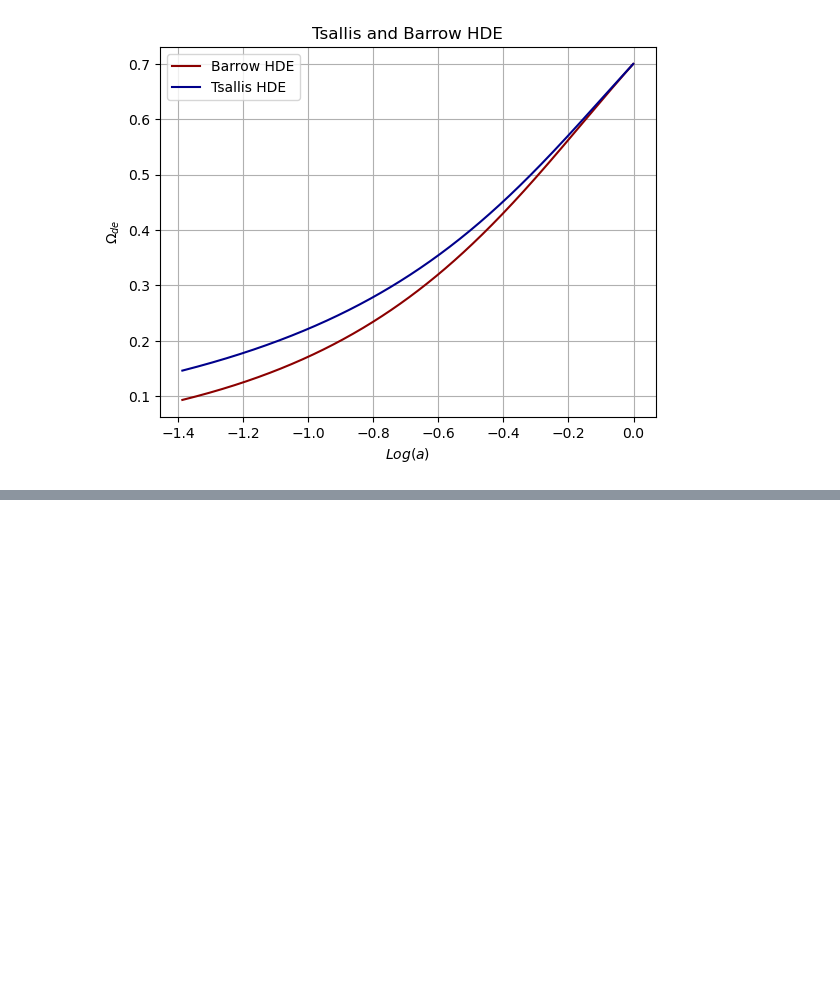
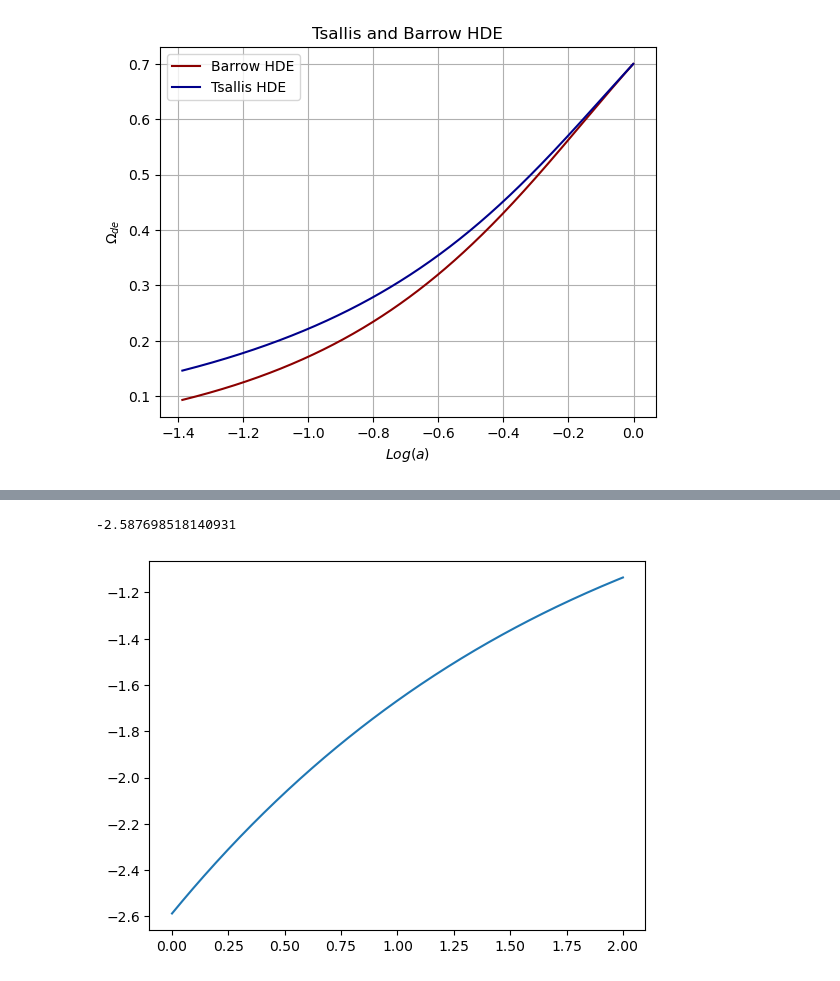
Before and after one commit to xlxnsxzpxtx/HolographicDE, a Jupyter notebook: Notebooks/holographics_models.ipynb, the cells around one changed output, grey strips where cells are left out. Cells and saved outputs as stored; diff of their text form; code cells hidden in the pictures; blank space fills up the shorter version.

```diff
--- a/holographics_models.ipynb
+++ b/Notebooks/holographics_models.ipynb
@@ -386,13 +370,0 @@ plt.show()
-# %%
-def Eos (Omega,x, d_value,c=1.5):
-    Q = 2*(2 - d_value)*( (c**2)**(1/2*(d_value-2)))*((70*np.sqrt(0.3))**((1 - d_value)/(d_value - 2)))
-    w = (1- 2*d_value)/3 - Q/3*((Omega)**(1/(2*(2 - d_value))))*((1 - Omega)**((d_value  -1)/2*(d_value - 2)))*np.exp((3*(1 - d_value)/(d_value-2))*x)
-    return w
-
-Eos_1 = Eos(sol_tre1,x1,d1[0])
-Eos_2 = Eos(sol_tre2,x1,d1[1])
-Eos_3 = Eos(sol_tre3,x1,d1[2])
-
-#plt.plot(zval,Eos_1)
-#plt.plot(zval,Eos_2)
-plt.plot(zval,Eos_3)
@@ -567,0 +541,18 @@ plt.show()
+# %%
+## Barrow
+
+def Eos_barrow(Omega,x,b_value=0.5):
+    Q = (2 - b_value)*((c**2)**(1./(b_value-2)))*((70*np.sqrt(Om0))**(b_value/(2-b_value)))
+    Eos = -(1+b_value)/3 - (Q/3)*(Omega**(1./(2-b_value)))*((1 - Omega)**(b_value/2*(b_value-2)))*(np.exp(3*b_value/(2*(2-b_value))*x))
+    return Eos
+
+Eos_b = Eos_barrow(sol_ba_re,x_vall)
+
+
+
+
+plt.plot(z_vall,Eos_b)
+print(Eos_b[0])
+# %% [output]
+-2.587698518140931
+[figure, added]
```
Also changed, not shown: parts of 6 cells of this notebook, 4 other files.
